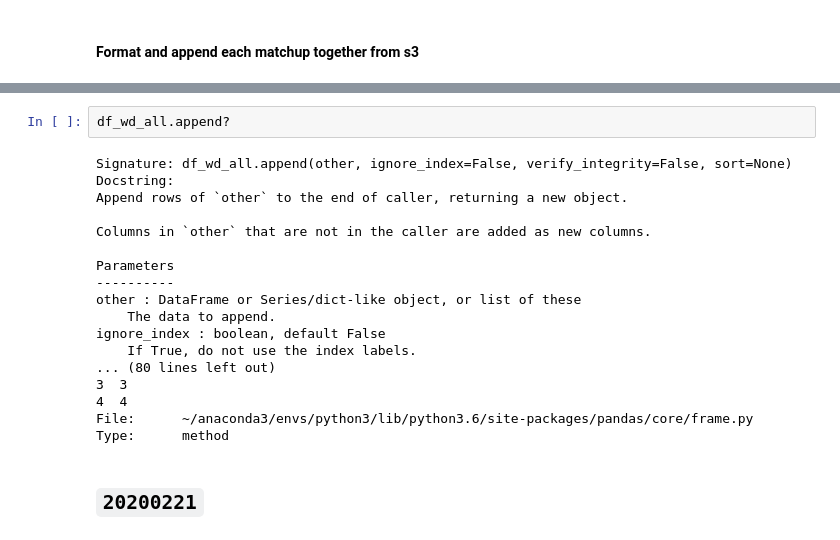
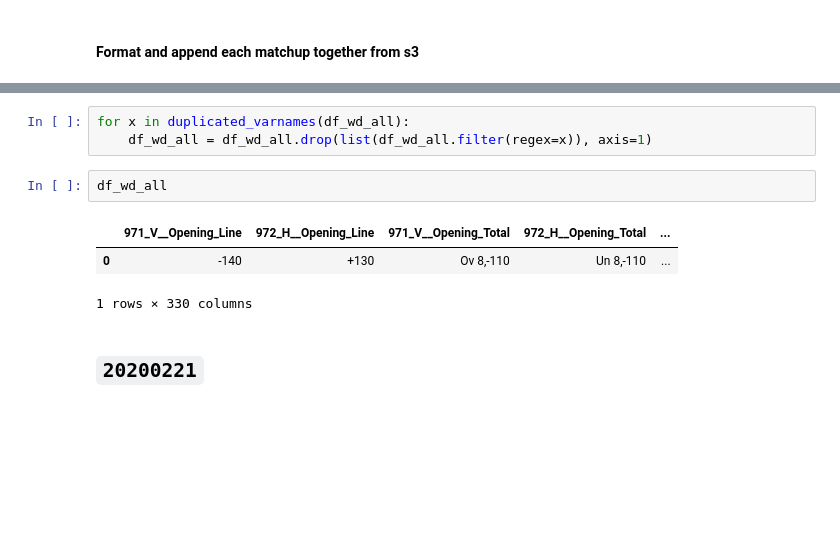
Before and after one commit to etothexipi/mlb_bet_notebooks, a Jupyter notebook: skr_statfox_matchups.ipynb, the cells around one changed output, grey strips where cells are left out. Cells and saved outputs as stored; diff of their text form; blank space fills up the shorter version.

```diff
--- a/skr_statfox_matchups.ipynb
+++ b/skr_statfox_matchups.ipynb
@@ -214,23 +246,12 @@ TypeError: append() got an unexpected keyword argument 'axis'
+# %%
+for x in duplicated_varnames(df_wd_all):
+    df_wd_all = df_wd_all.drop(list(df_wd_all.filter(regex=x)), axis=1)
 # %%
-df_wd_all.append?
+df_wd_all
 # %% [output]
+|  | 971_V__Opening_Line | 972_H__Opening_Line | 971_V__Opening_Total | 972_H__Opening_Total | ... |
+| 0 | -140 | +130 | Ov 8,-110 | Un 8,-110 | ... |
-Signature: df_wd_all.append(other, ignore_index=False, verify_integrity=False, sort=None)
-Docstring:
-Append rows of `other` to the end of caller, returning a new object.
-
-Columns in `other` that are not in the caller are added as new columns.
-
-Parameters
-----------
-other : DataFrame or Series/dict-like object, or list of these
-    The data to append.
-ignore_index : boolean, default False
-    If True, do not use the index labels.
-... (80 lines left out)
-3  3
-4  4
-File:      ~/anaconda3/envs/python3/lib/python3.6/site-packages/pandas/core/frame.py
-Type:      method
+1 rows × 330 columns
 # %% [markdown]
 ## `20200221`
 # %% [markdown]
```
Also changed, not shown: parts of 8 cells of this notebook, 1 other file.
